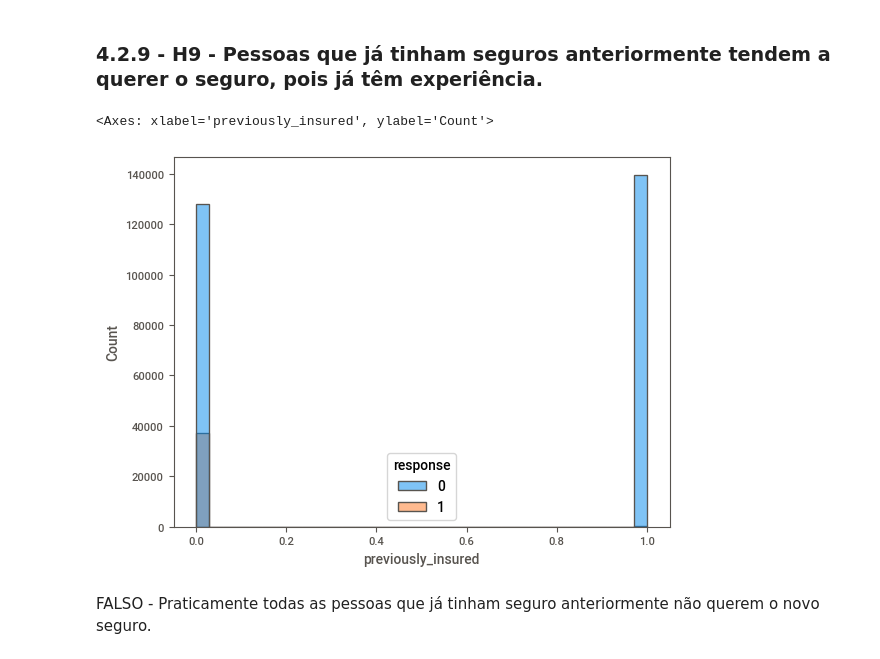
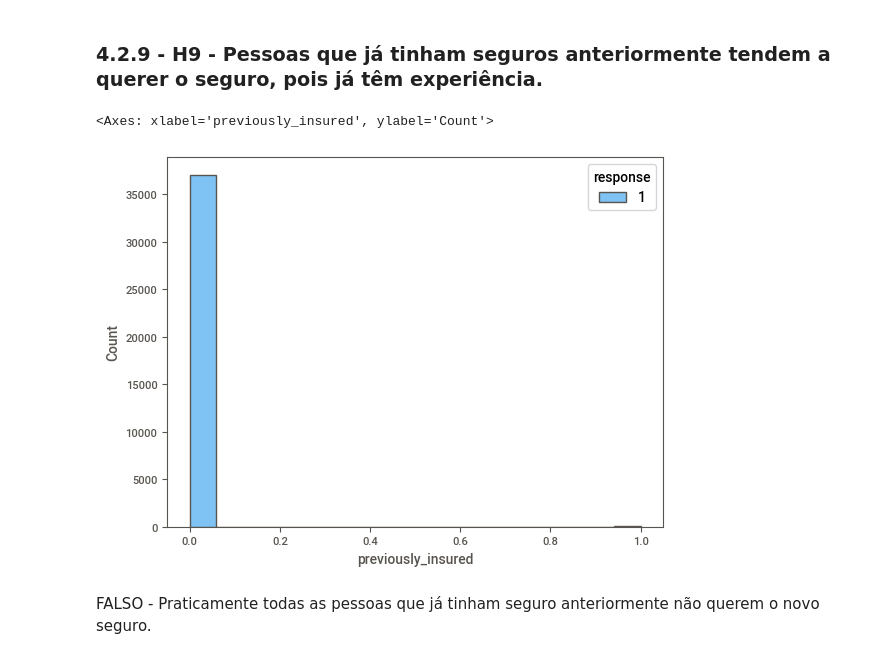
Before and after one commit to EDJR94/pa004_health_insurance, a Jupyter notebook: notebooks/pa004_v2_health_insurance - Copia.ipynb, the cells around one changed output. Drawn from its saved outputs; the diff is of its cells as text; code cells hidden in the pictures.

```diff
--- a/notebooks/pa004_v2_health_insurance - Copia.ipynb
+++ b/notebooks/pa004_v2_health_insurance - Copia.ipynb
@@ -508,10 +512,11 @@ VERDADEIRO - A maioria dos clientes que querem o seguro possuem CNH.
 # %% [markdown]
 ### 4.2.9 - H9 - Pessoas que já tinham seguros anteriormente tendem a querer o seguro, pois já têm experiência.
 # %%
-sns.histplot(x='previously_insured', hue='response', data=df4)
+aux1 = df4.loc[(df4['response'] == 1),['previously_insured','response']]
+sns.histplot(x='previously_insured', hue='response', data=aux1)
 # %% [output]
 <Axes: xlabel='previously_insured', ylabel='Count'>
-[figure, old version]
+[figure, new version]
 # %% [markdown]
 FALSO - Praticamente todas as pessoas que já tinham seguro anteriormente não querem o novo seguro.
 # %% [markdown]
```
Also changed, not shown: parts of 46 cells of this notebook, 12 other files.
